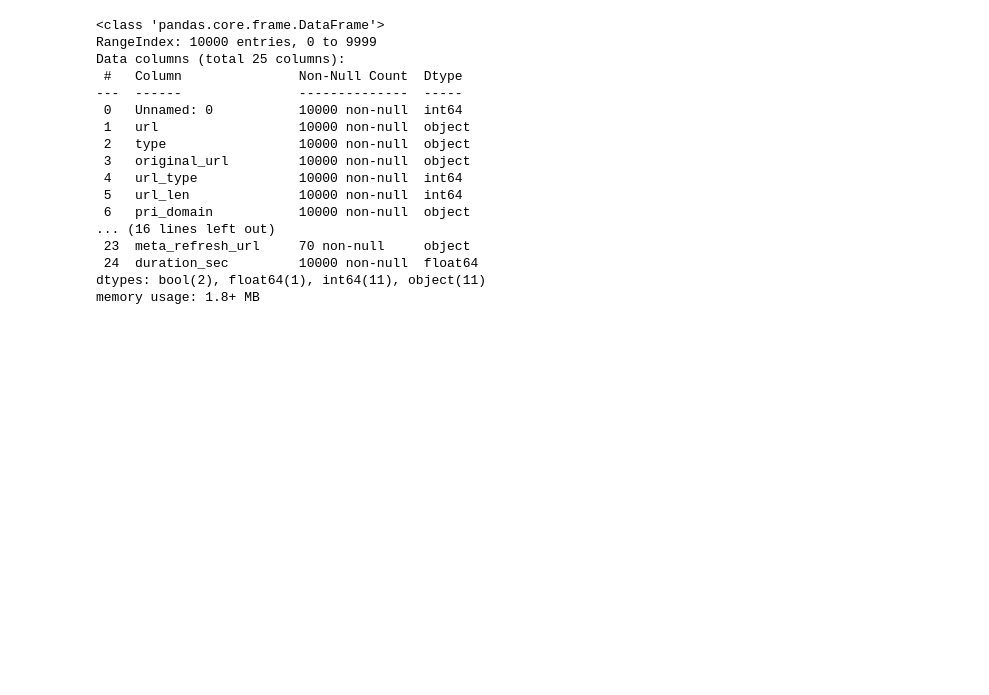
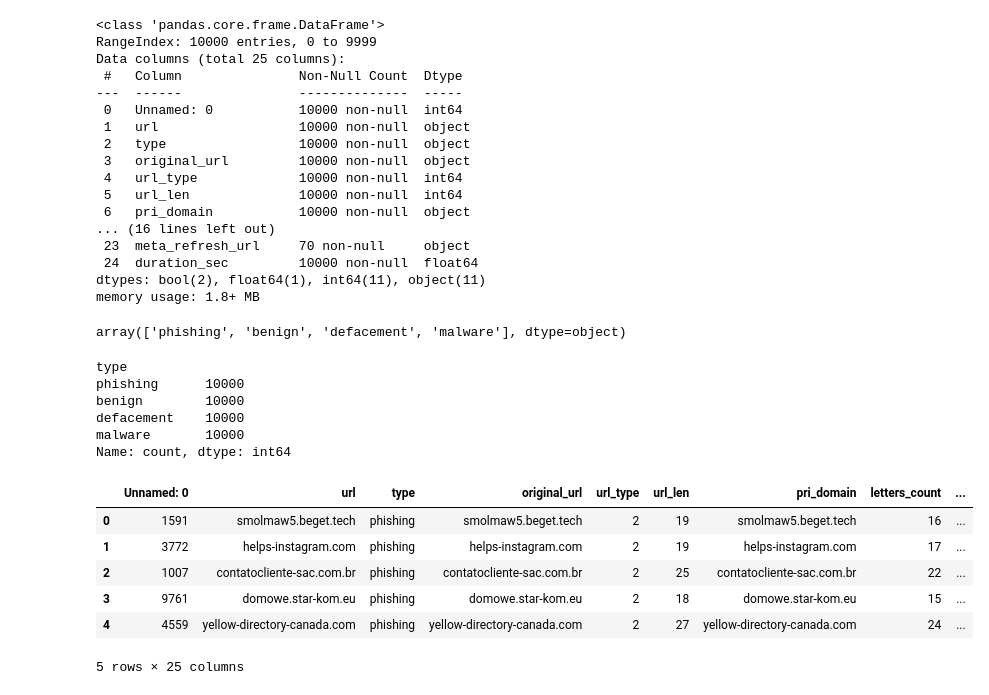
Before and after one commit to The-Blue-Ocean-0/ml-data-preprocessor, a Jupyter notebook: src/data_open_tset.ipynb, the cells around one changed output. Cells and saved outputs as stored; diff of their text form; code cells hidden in the pictures; blank space fills up the shorter version.

```diff
--- a/src/data_open_tset.ipynb
+++ b/src/data_open_tset.ipynb
@@ -32,3 +32,52 @@ Data columns (total 25 columns):
  24  duration_sec         10000 non-null  float64
 dtypes: bool(2), float64(1), int64(11), object(11)
 memory usage: 1.8+ MB
+# %%
+df['type'].unique()
+# %% [output]
+array(['phishing', 'benign', 'defacement', 'malware'], dtype=object)
+# %%
+# 目標件数
+target_count = 10_000
+
+# ラベルごとのデータ保存用
+collected = {
+    'phishing': [],
+    'benign': [],
+    'defacement': [],
+    'malware': []
+}
+
+# 各ラベルのカウント
+counts = {key: 0 for key in collected}
+
+# chunkごとに読み込む
+chunksize = 10_000
+for chunk in pd.read_csv('../data/merged_output.csv', chunksize=chunksize):
+    for label in collected:
+        if counts[label] < target_count:
+            # このラベルのデータをフィルタリング
+            subset = chunk[chunk['type'] == label]
+            remaining = target_count - counts[label]
+            if not subset.empty:
+                # ランダムにサンプルを抽出
+                sampled = subset.sample(n=min(remaining, len(subset)), random_state=42)
+                collected[label].append(sampled)
+                counts[label] += len(sampled)
+
+    # すべて収集できたら終了
+    if all(count >= target_count for count in counts.values()):
+        break
+
+# 最終的にまとめる
+balanced_df = pd.concat([pd.concat(collected[label]) for label in collected], ignore_index=True)
+
+# 結果確認
+print(balanced_df['type'].value_counts())
+# %% [output]
+type
+phishing      10000
+benign        10000
+defacement    10000
+malware       10000
+Name: count, dtype: int64
@@ -34,0 +86,10 @@ memory usage: 1.8+ MB
+# %%
+balanced_df.head()
+# %% [output]
+|  | Unnamed: 0 | url | type | original_url | url_type | url_len | pri_domain | letters_count | ... |
+| 0 | 1591 | smolmaw5.beget.tech | phishing | smolmaw5.beget.tech | 2 | 19 | smolmaw5.beget.tech | 16 | ... |
+| 1 | 3772 | helps-instagram.com | phishing | helps-instagram.com | 2 | 19 | helps-instagram.com | 17 | ... |
+| 2 | 1007 | contatocliente-sac.com.br | phishing | contatocliente-sac.com.br | 2 | 25 | contatocliente-sac.com.br | 22 | ... |
+| 3 | 9761 | domowe.star-kom.eu | phishing | domowe.star-kom.eu | 2 | 18 | domowe.star-kom.eu | 15 | ... |
+| 4 | 4559 | yellow-directory-canada.com | phishing | yellow-directory-canada.com | 2 | 27 | yellow-directory-canada.com | 24 | ... |
+5 rows × 25 columns
```
Also changed, not shown: parts of 1 cell of this notebook, 2 other files.
